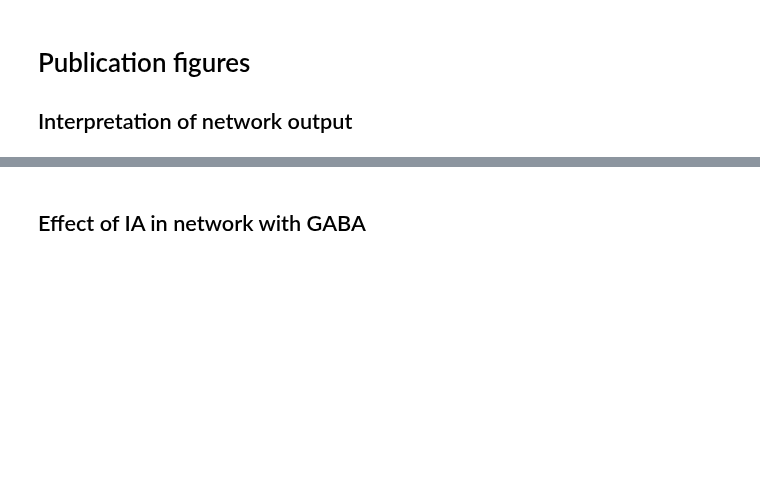
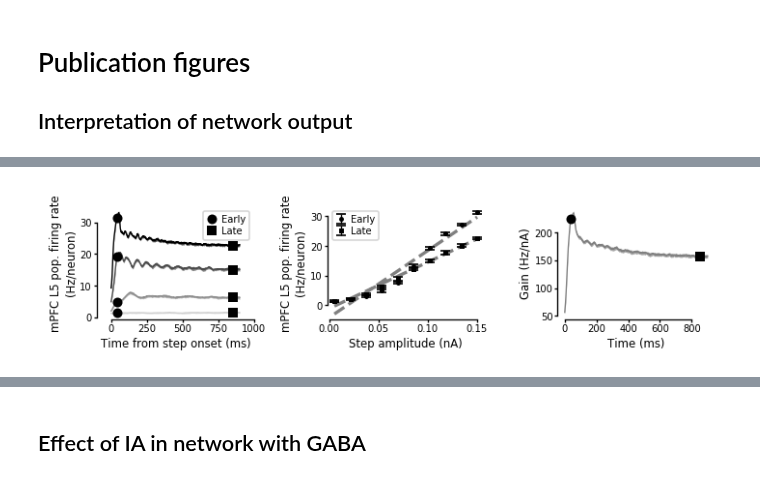
Before and after one commit to nauralcodinglab/raphegif, a Jupyter notebook: figs/scripts/writeup/gain_illustration.ipynb, the cells around one changed output, grey strips where cells are left out. Drawn from its saved outputs; the diff is of its cells as text; code cells hidden in the pictures; blank space fills up the shorter version.

```diff
--- a/figs/scripts/writeup/gain_illustration.ipynb
+++ b/figs/scripts/writeup/gain_illustration.ipynb
@@ -434,0 +458,14 @@ IOError: [Errno 13] Permission denied: 'figs/ims/writeup/GIF_network/control_gai
+# %%
+psth_to_gain_illustration(
+    psth_df,
+    'mPFC',
+    'KO',
+    'base',
+    'Principal PSTH',
+    plt.get_cmap('Greys'),
+    colors['pyr'],
+    'mPFC L5',
+    'mpfc_gain_illustration.png'
+)
+# %% [output]
+[figure, added]
```
Also changed, not shown: parts of 17 cells of this notebook.
